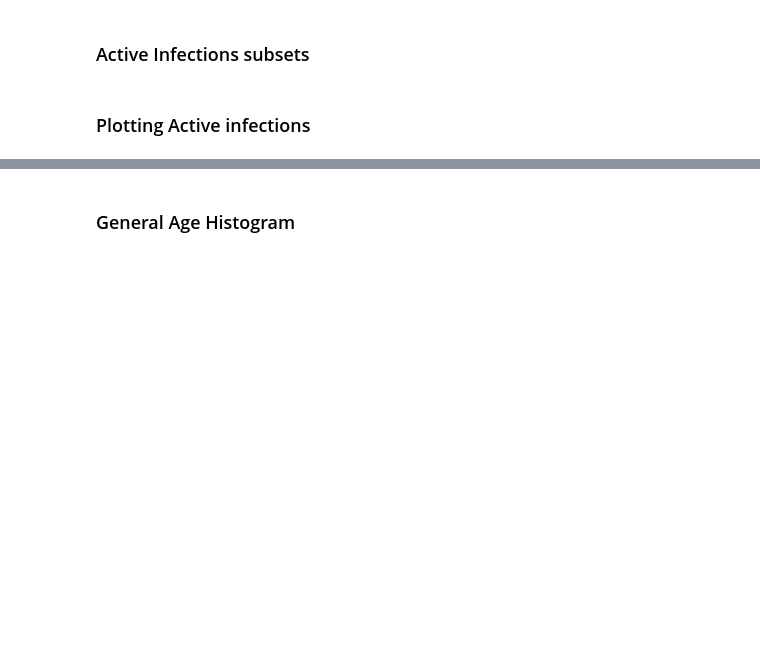
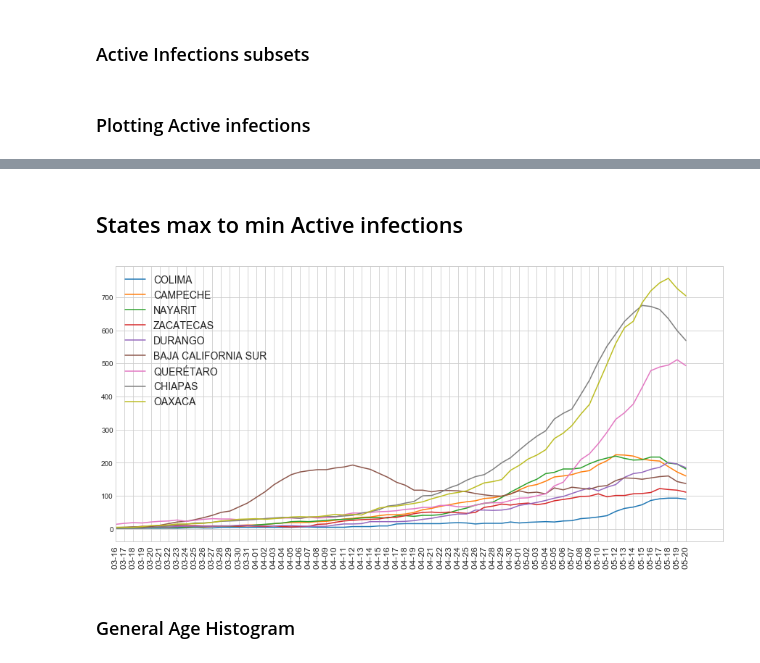
Before and after one commit to mesielepush/Covid19-Mexico-Data-Analysis-Jupyter-Notebook, a Jupyter notebook: MexicoCovidDescriptiveGeneral.ipynb, the cells around one changed output, grey strips where cells are left out. Cells and saved outputs as stored; diff of their text form; code cells hidden in the pictures; blank space fills up the shorter version.

```diff
--- a/MexicoCovidDescriptiveGeneral.ipynb
+++ b/MexicoCovidDescriptiveGeneral.ipynb
@@ -444,3 +477,12 @@ plt_actives(plot_min_max,min_max_states,trimx=30)
+# %% [markdown]
+## States max to min Active infections
+# %%
+min_max_states = get_max_to_min(patient_data, include_national = False, reverse = True, patient_data = True)[0][:9]
+plot_max_min = [get_cummulative_actives(patient_data, x, 14) for x in min_max_states]
+
+plt_actives(plot_max_min ,min_max_states, trim=20)
+# %% [output]
+[figure, added]
 # %% [markdown]
 ### General Age Histogram
 # %%
```
Also changed, not shown: parts of 15 cells of this notebook, 1 other file.
